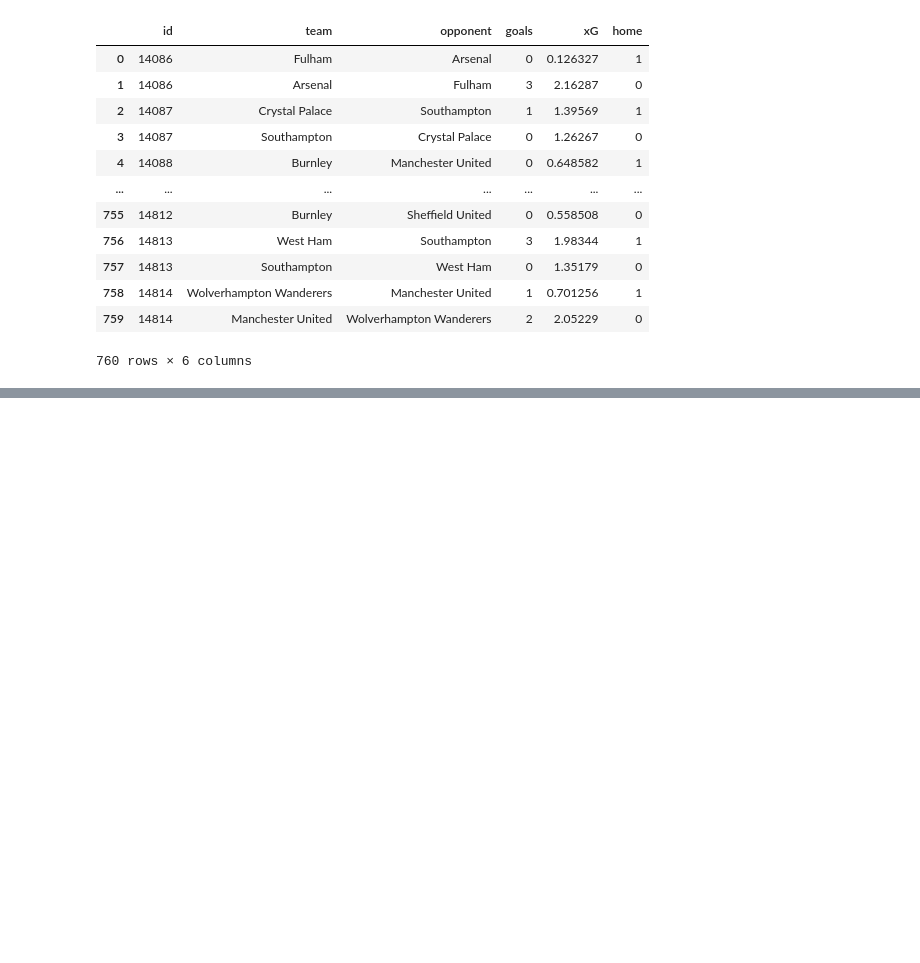
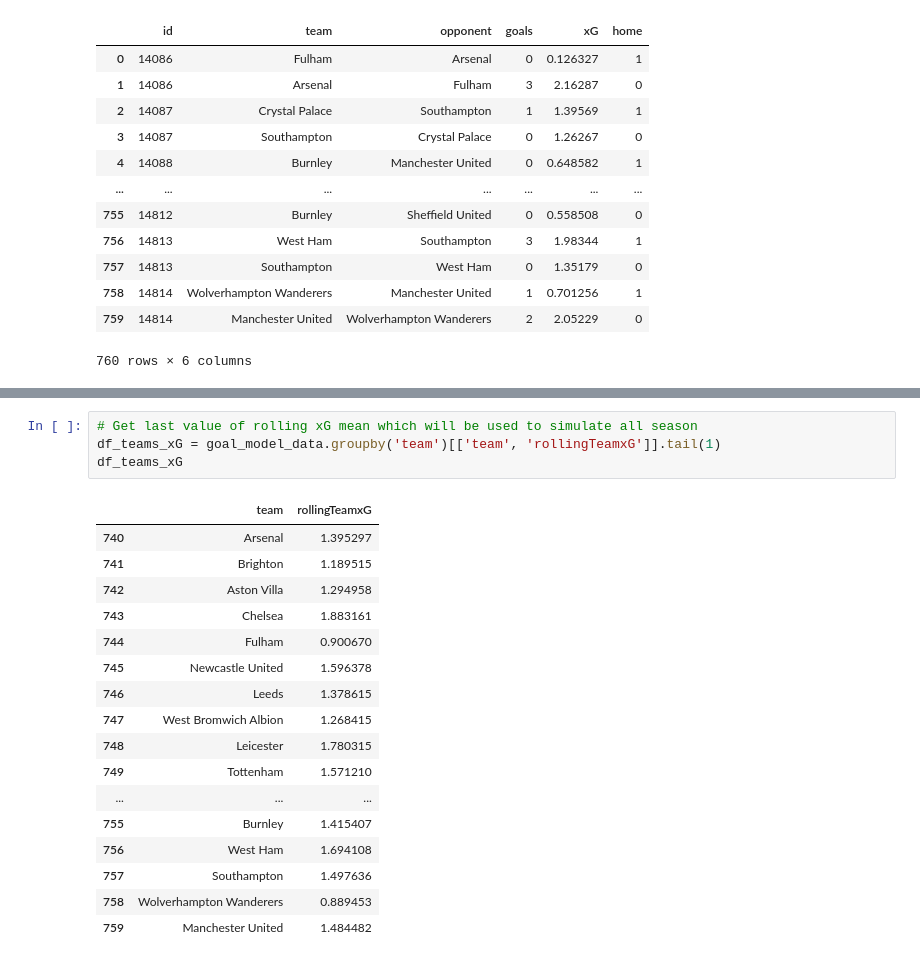
Before and after one commit to VictorAnnell/football-project, a Jupyter notebook: ClubPerformance.ipynb, the cells around one changed output, grey strips where cells are left out. Saved outputs shown, nothing was run; the diff lists cells and outputs as text; blank space fills up the shorter version.

```diff
--- a/ClubPerformance.ipynb
+++ b/ClubPerformance.ipynb
@@ -184,0 +185,22 @@ Generalized Linear Model Regression Results
+# %%
+# Get last value of rolling xG mean which will be used to simulate all season
+df_teams_xG = goal_model_data.groupby('team')[['team', 'rollingTeamxG']].tail(1)
+df_teams_xG
+# %% [output]
+|  | team | rollingTeamxG |
+| 740 | Arsenal | 1.395297 |
+| 741 | Brighton | 1.189515 |
+| 742 | Aston Villa | 1.294958 |
+| 743 | Chelsea | 1.883161 |
+| 744 | Fulham | 0.900670 |
+| 745 | Newcastle United | 1.596378 |
+| 746 | Leeds | 1.378615 |
+| 747 | West Bromwich Albion | 1.268415 |
+| 748 | Leicester | 1.780315 |
+| 749 | Tottenham | 1.571210 |
+| ... | ... | ... |
+| 755 | Burnley | 1.415407 |
+| 756 | West Ham | 1.694108 |
+| 757 | Southampton | 1.497636 |
+| 758 | Wolverhampton Wanderers | 0.889453 |
+| 759 | Manchester United | 1.484482 |
```
Also changed, not shown: parts of 11 cells of this notebook.
